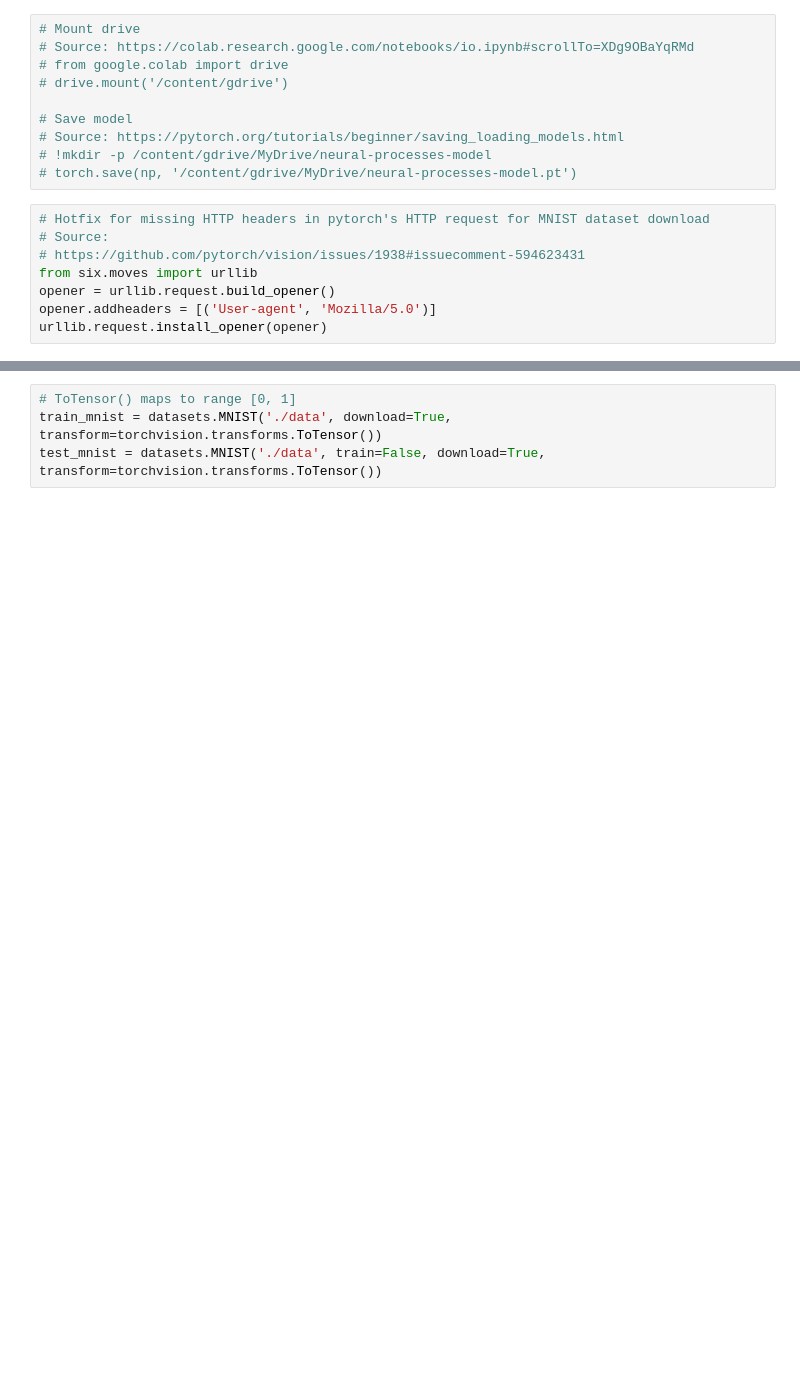
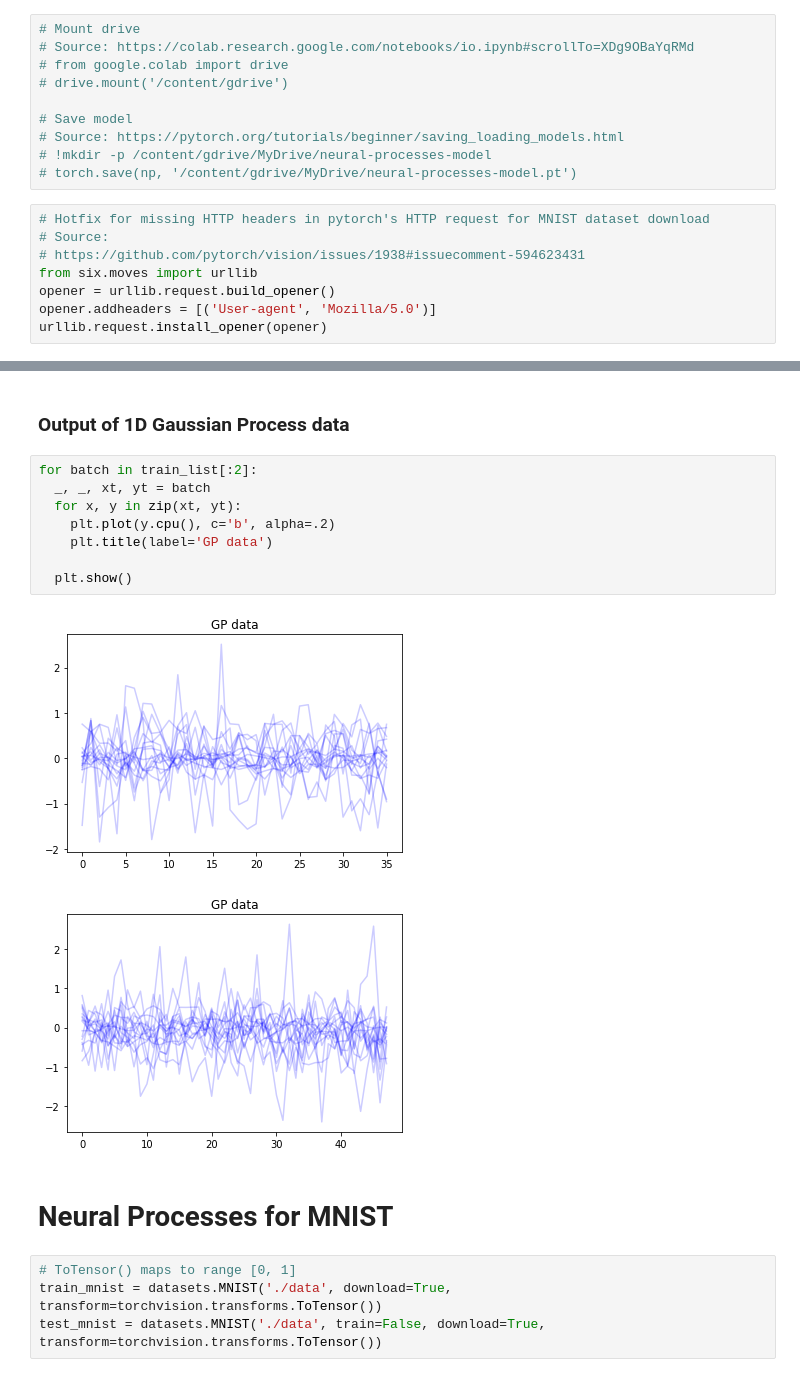
Before and after one commit to rodrigobdz/neural-processes, a Jupyter notebook: neural-processes.ipynb, the cells around one changed output, grey strips where cells are left out. Saved outputs shown, nothing was run; the diff lists cells and outputs as text; blank space fills up the shorter version.

```diff
--- a/neural-processes.ipynb
+++ b/neural-processes.ipynb
@@ -140,3 +204,18 @@ urllib.request.install_opener(opener)
+# %% [markdown]
+### Output of 1D Gaussian Process data
+# %%
+for batch in train_list[:2]:
+  _, _, xt, yt = batch
+  for x, y in zip(xt, yt):
+    plt.plot(y.cpu(), c='b', alpha=.2)
+    plt.title(label='GP data')
+
+  plt.show()
+# %% [output]
+[figure, added]
+[figure, added]
+# %% [markdown]
+# Neural Processes for MNIST
 # %%
 # ToTensor() maps to range [0, 1]
 train_mnist = datasets.MNIST('./data', download=True, transform=torchvision.transforms.ToTensor())
```
Also changed, not shown: parts of 17 cells of this notebook.
